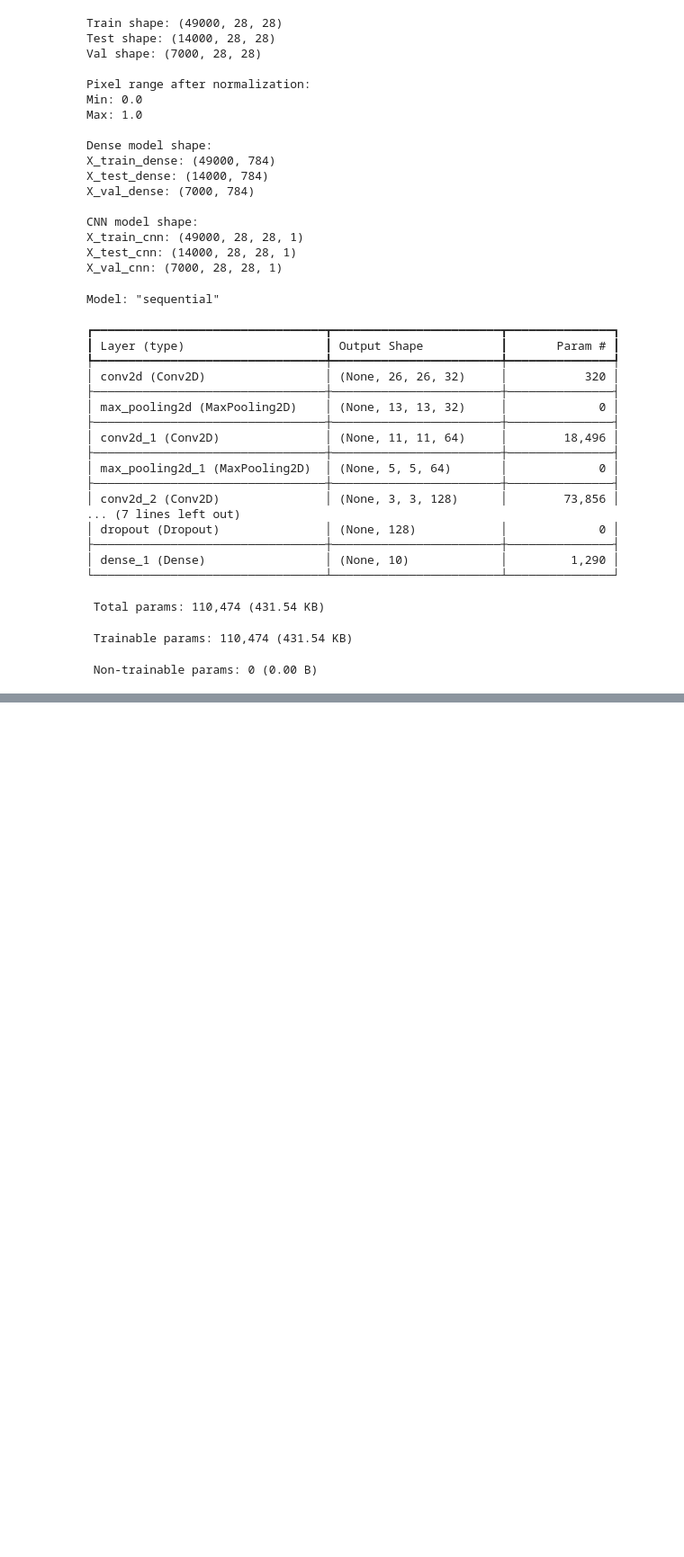
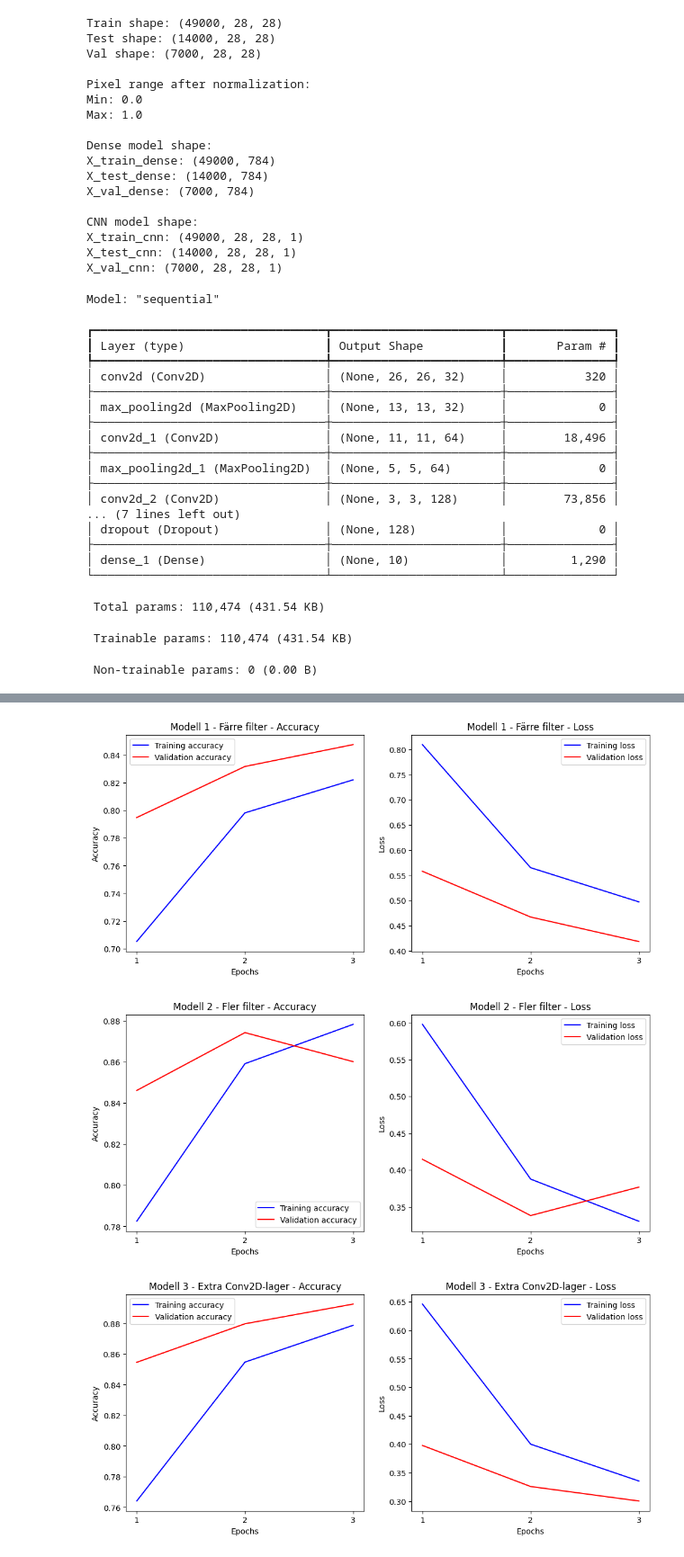
Before and after one commit to Miralem96/DeepLearningExamModellarkitektur, a Jupyter notebook: notebook.ipynb, the cells around one changed output, grey strips where cells are left out. Shown at 90% size. Saved outputs shown, nothing was run; the diff lists cells and outputs as text; code cells hidden in the pictures; blank space fills up the shorter version.

Commit message:
Grafer för modellvarianterna

```diff
--- a/notebook.ipynb
+++ b/notebook.ipynb
@@ -491,0 +480,9 @@ results
+# %%
+# Grafer för modellvarianterna
+plot_training_history(history_fewer_filters, 'Modell 1 - Färre filter')
+plot_training_history(history_more_filters, 'Modell 2 - Fler filter')
+plot_training_history(history_extra_layer, 'Modell 3 - Extra Conv2D-lager')
+# %% [output]
+[figure, added]
+[figure, added]
+[figure, added]
```
Also changed, not shown: parts of 7 cells of this notebook.
